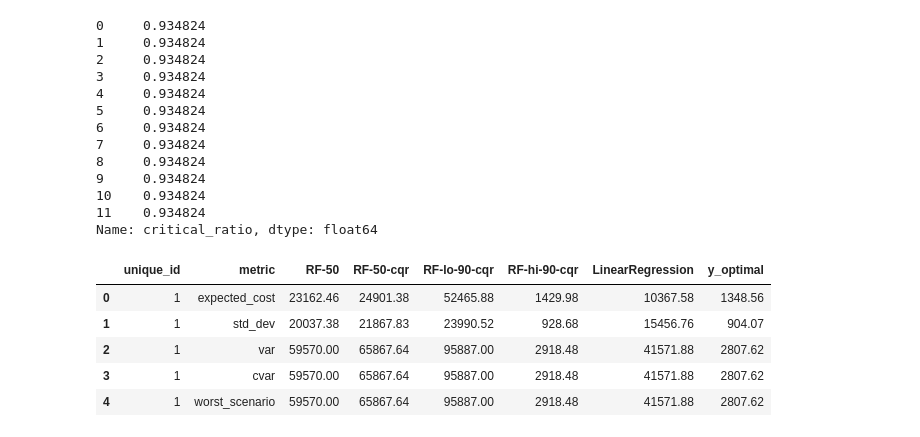
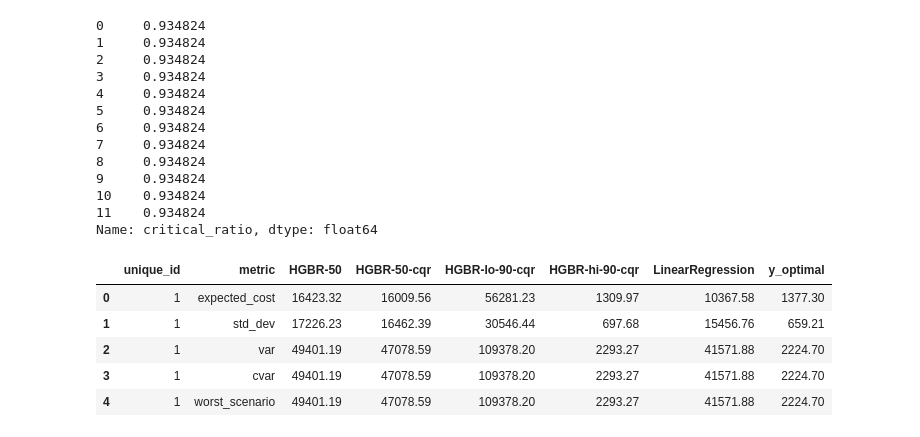
Before and after one commit to heylucasleao/tinyconformal, a Jupyter notebook: examples/series/solver.ipynb, the cells around one changed output. Drawn from its saved outputs; the diff is of its cells as text; code cells hidden in the pictures.

```diff
--- a/examples/series/solver.ipynb
+++ b/examples/series/solver.ipynb
@@ -90,15 +56,9 @@ class QuantileRF(BaseEstimator, RegressorMixin):
 # %%
 def model_callable():
     models = {
-        "RF-lo-90": QuantileRF(
-            quantile=0.05, n_estimators=200, max_depth=10, random_state=42
-        ),
-        "RF-hi-90": QuantileRF(
-            quantile=0.95, n_estimators=200, max_depth=10, random_state=42
-        ),
-        "RF-50": QuantileRF(
-            quantile=0.50, n_estimators=100, max_depth=8, random_state=42
-        ),
+        "HGBR-lo-90": quantile_model(0.05),
+        "HGBR-hi-90": quantile_model(0.95),
+        "HGBR-50": quantile_model(0.50),
         "LinearRegression": LinearRegression()
     }
     return MLForecast(
@@ -114,9 +74,9 @@ cqr = ConformalQuantileTimeSeriesRegressor(
      learner=models,
      horizon=12,
      interval_pairs=[
-         ("RF-lo-90", "RF-hi-90"),
+         ("HGBR-lo-90", "HGBR-hi-90"),
      ],
-     median_cols="RF-50", # Whether to inter
+     median_cols="HGBR-50",
      n_windows=7,
      alpha=0.10,
  )
@@ -219,9 +180,9 @@ preds.loc[:,"co"] = float(c_o)
 # %%
 res = NewsvendorSolver.optimize(
     preds,
-    interval_pair=("RF-lo-90-cqr", "RF-hi-90-cqr"),
+    interval_pair=("HGBR-lo-90-cqr", "HGBR-hi-90-cqr"),
     level=90,
-    median_col="RF-50",
+    median_col="HGBR-50",
     overage_cost="co",
     underage_cost="cu",
     )
@@ -389,11 +350,11 @@ def tail_risk(
     res = pd.concat([df_ec, df_std, df_var, df_cvar, df_worst], ignore_index=True)
     return res
 # %%
-tail_risk(res, ["RF-50", "RF-50-cqr", "RF-lo-90-cqr", "RF-hi-90-cqr", "LinearRegression", "y_optimal"], id_col="unique_id")
+tail_risk(res, ["HGBR-50", "HGBR-50-cqr", "HGBR-lo-90-cqr", "HGBR-hi-90-cqr", "LinearRegression", "y_optimal"], id_col="unique_id")
 # %% [output]
-|  | unique_id | metric | RF-50 | RF-50-cqr | RF-lo-90-cqr | RF-hi-90-cqr | LinearRegression | y_optimal |
-| 0 | 1 | expected_cost | 23162.46 | 24901.38 | 52465.88 | 1429.98 | 10367.58 | 1348.56 |
-| 1 | 1 | std_dev | 20037.38 | 21867.83 | 23990.52 | 928.68 | 15456.76 | 904.07 |
-| 2 | 1 | var | 59570.00 | 65867.64 | 95887.00 | 2918.48 | 41571.88 | 2807.62 |
-| 3 | 1 | cvar | 59570.00 | 65867.64 | 95887.00 | 2918.48 | 41571.88 | 2807.62 |
-| 4 | 1 | worst_scenario | 59570.00 | 65867.64 | 95887.00 | 2918.48 | 41571.88 | 2807.62 |
+|  | unique_id | metric | HGBR-50 | HGBR-50-cqr | HGBR-lo-90-cqr | HGBR-hi-90-cqr | LinearRegression | y_optimal |
+| 0 | 1 | expected_cost | 16423.32 | 16009.56 | 56281.23 | 1309.97 | 10367.58 | 1377.30 |
+| 1 | 1 | std_dev | 17226.23 | 16462.39 | 30546.44 | 697.68 | 15456.76 | 659.21 |
+| 2 | 1 | var | 49401.19 | 47078.59 | 109378.20 | 2293.27 | 41571.88 | 2224.70 |
+| 3 | 1 | cvar | 49401.19 | 47078.59 | 109378.20 | 2293.27 | 41571.88 | 2224.70 |
+| 4 | 1 | worst_scenario | 49401.19 | 47078.59 | 109378.20 | 2293.27 | 41571.88 | 2224.70 |
```
Also changed, not shown: parts of 5 cells of this notebook, 6 other files.
